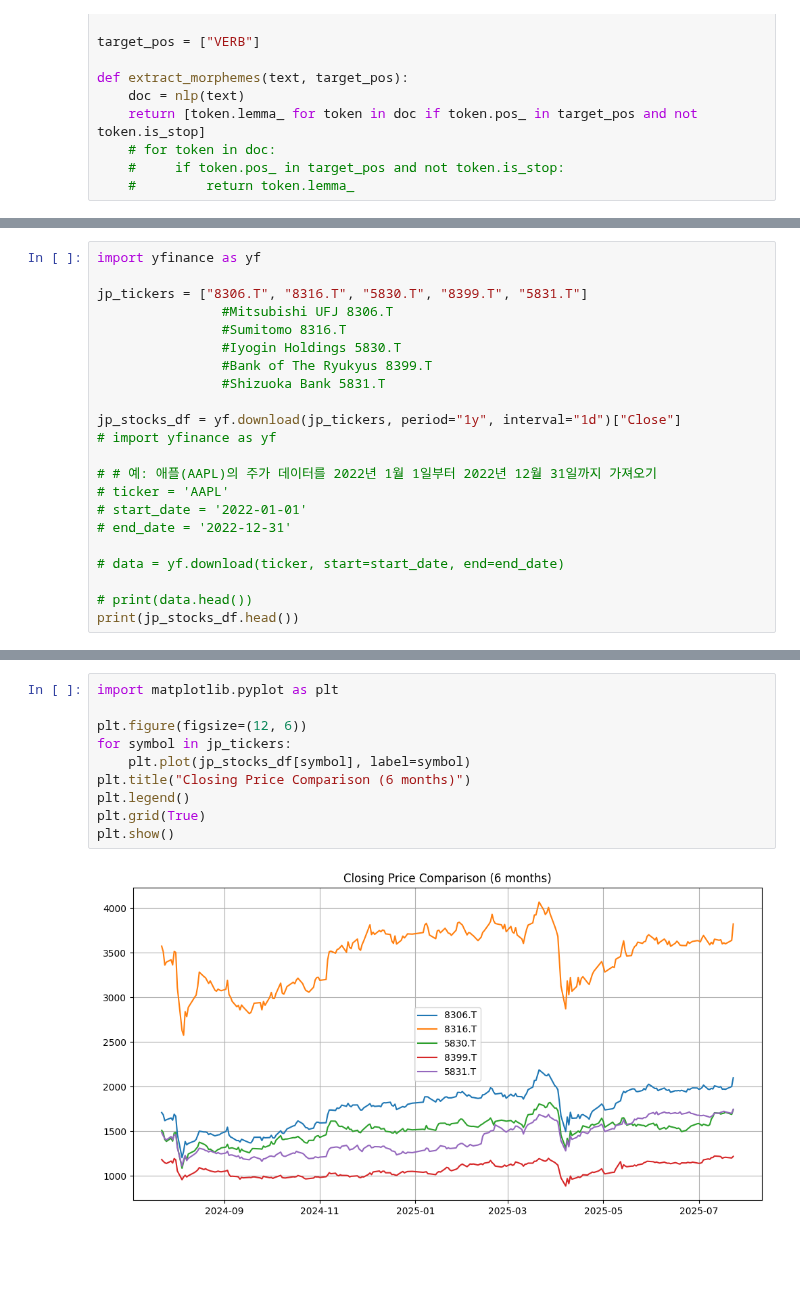
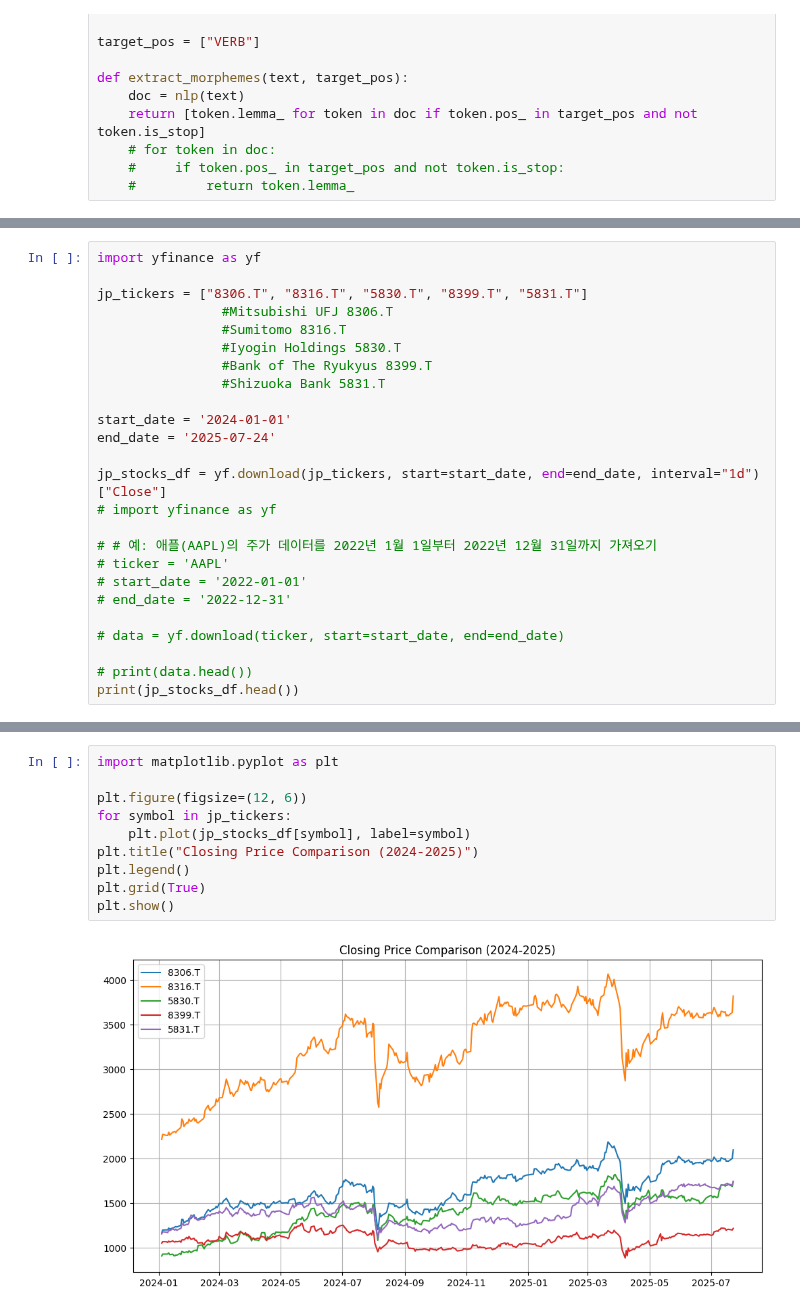
Before and after one commit to ejung2017/PythonProject, a Jupyter notebook: stock_analysis/bank_stock_analysis.ipynb, the cells around one changed output, grey strips where cells are left out. Drawn from its saved outputs; the diff is of its cells as text; blank space fills up the shorter version.

```diff
--- a/stock_analysis/bank_stock_analysis.ipynb
+++ b/stock_analysis/bank_stock_analysis.ipynb
@@ -551,7 +528,10 @@ jp_tickers = ["8306.T", "8316.T", "5830.T", "8399.T", "5831.T"]
                 #Bank of The Ryukyus 8399.T
                 #Shizuoka Bank 5831.T
 
-jp_stocks_df = yf.download(jp_tickers, period="1y", interval="1d")["Close"]
+start_date = '2024-01-01'
+end_date = '2025-07-24'
+
+jp_stocks_df = yf.download(jp_tickers, start=start_date, end=end_date, interval="1d")["Close"]
 # import yfinance as yf
 
 # # 예: 애플(AAPL)의 주가 데이터를 2022년 1월 1일부터 2022년 12월 31일까지 가져오기
@@ -589,15 +569,15 @@ jp_stocks_df.head()
 # %%
 import matplotlib.pyplot as plt
 
 plt.figure(figsize=(12, 6))
 for symbol in jp_tickers:
     plt.plot(jp_stocks_df[symbol], label=symbol)
-plt.title("Closing Price Comparison (6 months)")
+plt.title("Closing Price Comparison (2024-2025)")
 plt.legend()
 plt.grid(True)
 plt.show()
 # %% [output]
-[figure, old version]
+[figure, new version]
 # %%
 for symbol in jp_tickers:
     t = yf.Ticker(symbol)
```
Also changed, not shown: parts of 37 cells of this notebook, 1 other file.
